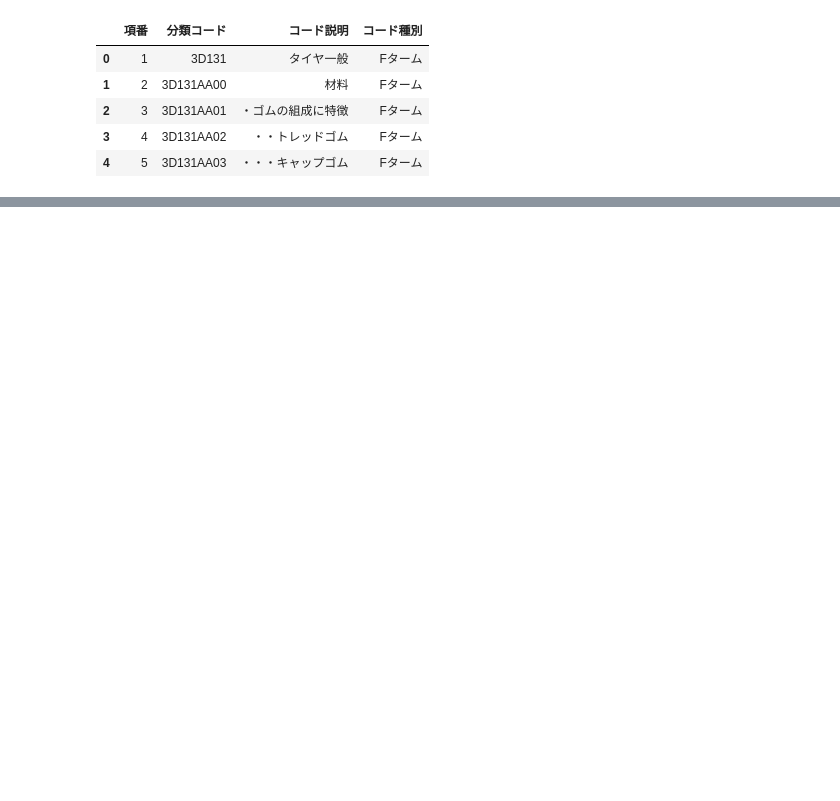
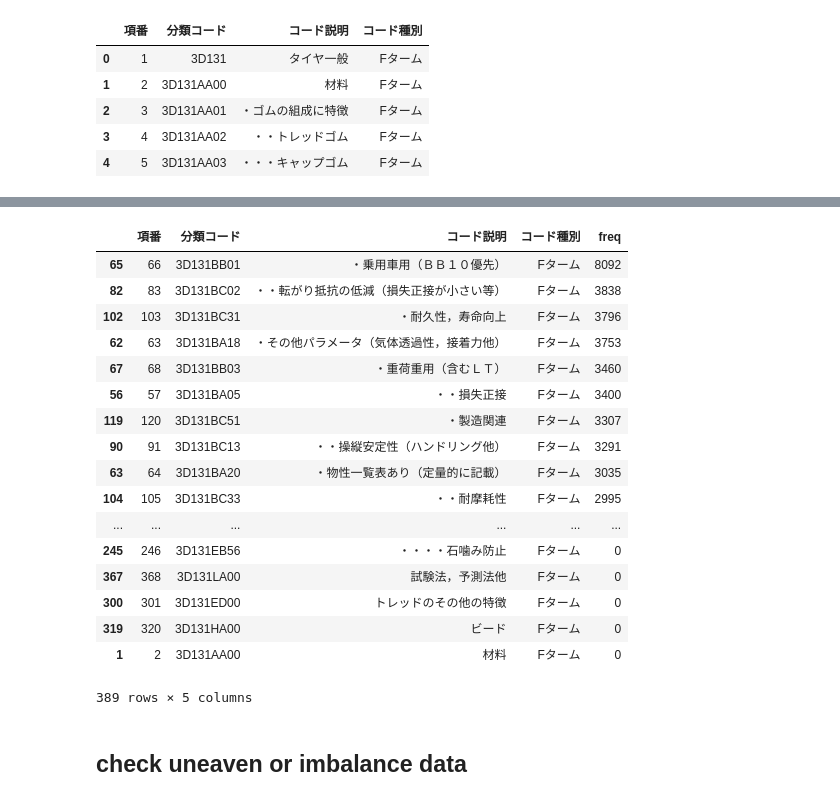
Before and after one commit to takatogoto/textmining, a Jupyter notebook: Analyze_fterm.ipynb, the cells around one changed output, grey strips where cells are left out. Saved outputs shown, nothing was run; the diff lists cells and outputs as text; code cells hidden in the pictures; blank space fills up the shorter version.

```diff
--- a/Analyze_fterm.ipynb
+++ b/Analyze_fterm.ipynb
@@ -20,0 +111,23 @@ dflist.head()
+# %%
+dflist2.sort_values(by = ['freq'], ascending=False)
+# %% [output]
+|  | 項番 | 分類コード | コード説明 | コード種別 | freq |
+| 65 | 66 | 3D131BB01 | ・乗用車用（ＢＢ１０優先） | Fターム | 8092 |
+| 82 | 83 | 3D131BC02 | ・・転がり抵抗の低減（損失正接が小さい等） | Fターム | 3838 |
+| 102 | 103 | 3D131BC31 | ・耐久性，寿命向上 | Fターム | 3796 |
+| 62 | 63 | 3D131BA18 | ・その他パラメータ（気体透過性，接着力他） | Fターム | 3753 |
+| 67 | 68 | 3D131BB03 | ・重荷重用（含むＬＴ） | Fターム | 3460 |
+| 56 | 57 | 3D131BA05 | ・・損失正接 | Fターム | 3400 |
+| 119 | 120 | 3D131BC51 | ・製造関連 | Fターム | 3307 |
+| 90 | 91 | 3D131BC13 | ・・操縦安定性（ハンドリング他） | Fターム | 3291 |
+| 63 | 64 | 3D131BA20 | ・物性一覧表あり（定量的に記載） | Fターム | 3035 |
+| 104 | 105 | 3D131BC33 | ・・耐摩耗性 | Fターム | 2995 |
+| ... | ... | ... | ... | ... | ... |
+| 245 | 246 | 3D131EB56 | ・・・・石噛み防止 | Fターム | 0 |
+| 367 | 368 | 3D131LA00 | 試験法，予測法他 | Fターム | 0 |
+| 300 | 301 | 3D131ED00 | トレッドのその他の特徴 | Fターム | 0 |
+| 319 | 320 | 3D131HA00 | ビード | Fターム | 0 |
+| 1 | 2 | 3D131AA00 | 材料 | Fターム | 0 |
+389 rows × 5 columns
+# %% [markdown]
+## check uneaven or imbalance data
```
Also changed, not shown: parts of 24 cells of this notebook, 2 other files.
